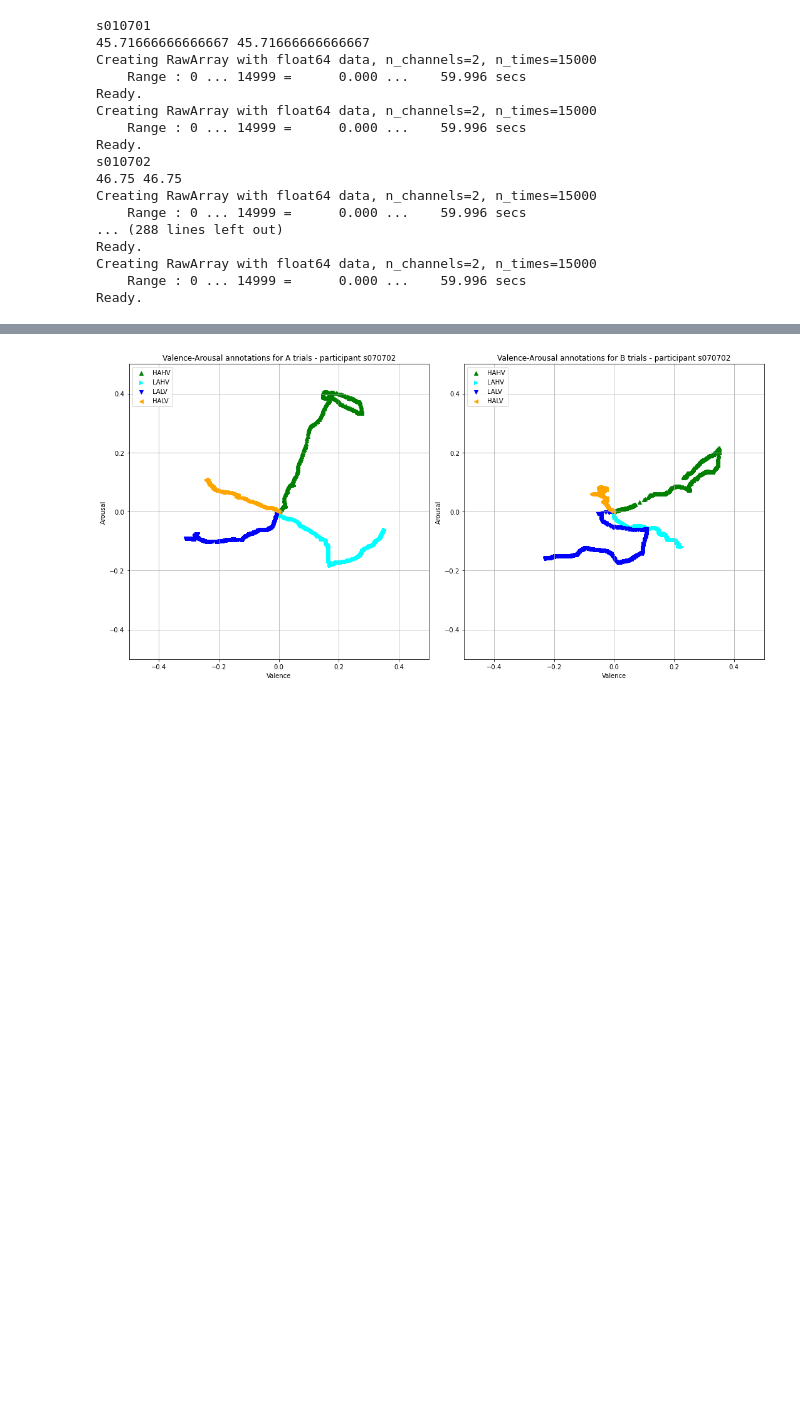
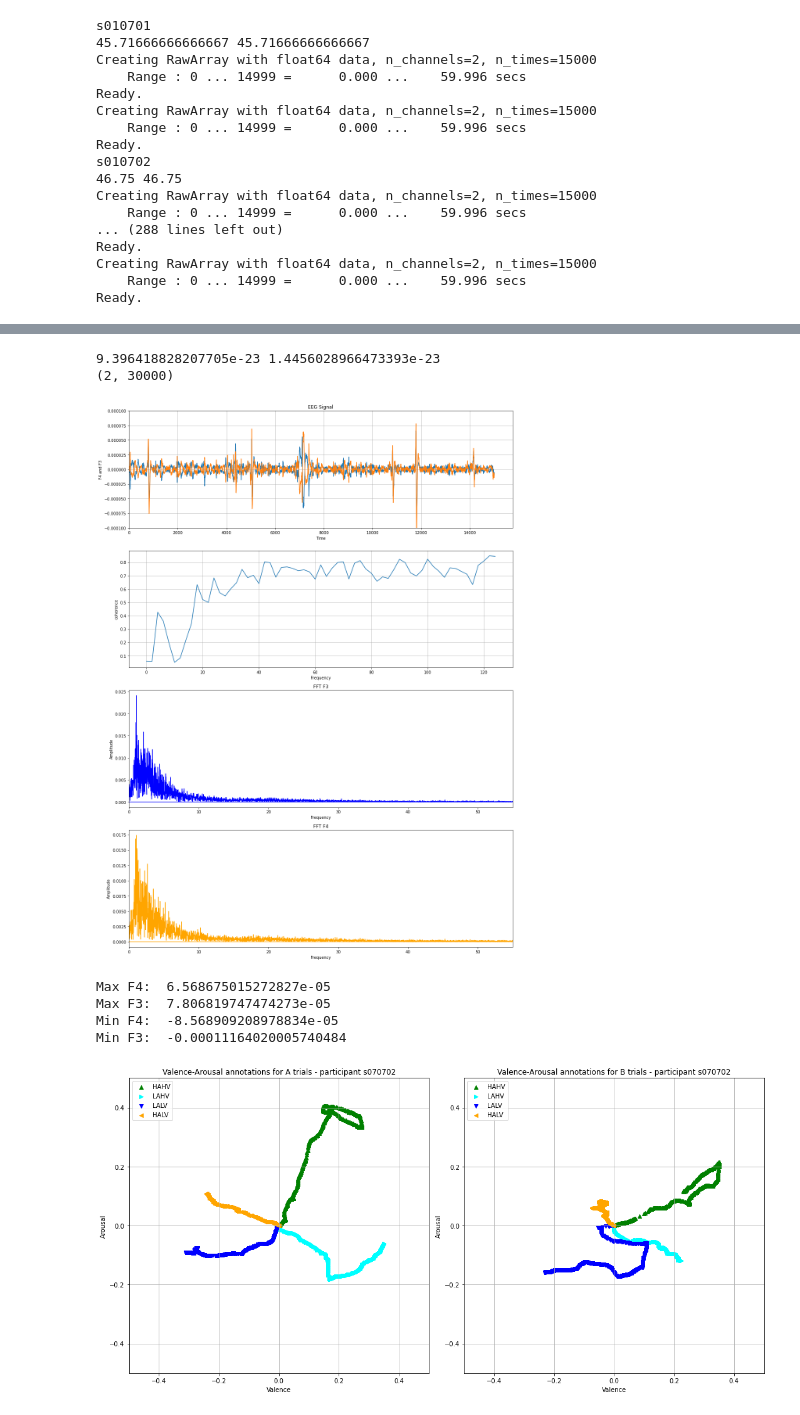
Before and after one commit to BRomans/EmotionMusic-Classification, a Jupyter notebook: notebooks/EM-DataPreparing.ipynb, the cells around one changed output, grey strips where cells are left out. Saved outputs shown, nothing was run; the diff lists cells and outputs as text; code cells hidden in the pictures; blank space fills up the shorter version.

```diff
--- a/notebooks/EM-DataPreparing.ipynb
+++ b/notebooks/EM-DataPreparing.ipynb
@@ -158,3 +261,39 @@ Effective window size : 8.192 (s)
+# %%
+#preprocessed = ppflow()
+mean_b_eo_f4 = np.mean(prep_b_eo.matrix_data[0])
+mean_b_eo_f3 = np.mean(prep_b_eo.matrix_data[1])
+
+print(mean_b_eo_f4, mean_b_eo_f3)
+clean_data[0] = clean_data[0] - mean_b_eo_f4
+clean_data[1] = clean_data[1] - mean_b_eo_f3
+
+#preprocessed.matrix_data[0] = baseline_als_optimized(preprocessed.matrix_data[0], 10000, 0.1)
+
+print(prep_b_ec.matrix_data.shape)
+duration = len(clean_data[0])
+plot_study(clean_data, duration, raw_xlim=[0, None])
+print("Max F4: ", max(clean_data[0]))
+print("Max F3: ", max(clean_data[1]))
+print("Min F4: ", min(clean_data[0]))
+print("Min F3: ", min(clean_data[1]))
+
+
+fm_theta_idx = 0 #average theta power between AF3 and AF4 𝐹𝑚𝑡𝐼=𝑚𝑒𝑎𝑛(𝑃𝑜𝑤𝑆𝑡𝑖𝑚𝜗𝐹𝑧)𝑚𝑒𝑎𝑛(𝑃𝑜𝑤𝐵𝑎𝑠𝜗𝐹𝑧)
+aw_idx = 0 #differences in absolute Alpha power in both channels  𝐴𝑊= ln(𝑃𝑜𝑤𝛼𝐹𝑝2) − ln(𝑃𝑜𝑤𝛼𝐹𝑝1).
+alpha_asym = 0 # aysmmetry in mean Alpha power
+mental_load = 0 # beta power
+#familiarity
+#liking
+#valence_ann
+#arousal_ann
+# %% [output]
+9.396418828207705e-23 1.4456028966473393e-23
+(2, 30000)
+[figure, added]
+Max F4:  6.568675015272827e-05
+Max F3:  7.806819747474273e-05
+Min F4:  -8.568909208978834e-05
+Min F3:  -0.00011164020005740484
 # %%
 # Plotting Scatter Plot of annotations
 
```
Also changed, not shown: parts of 9 cells of this notebook.
